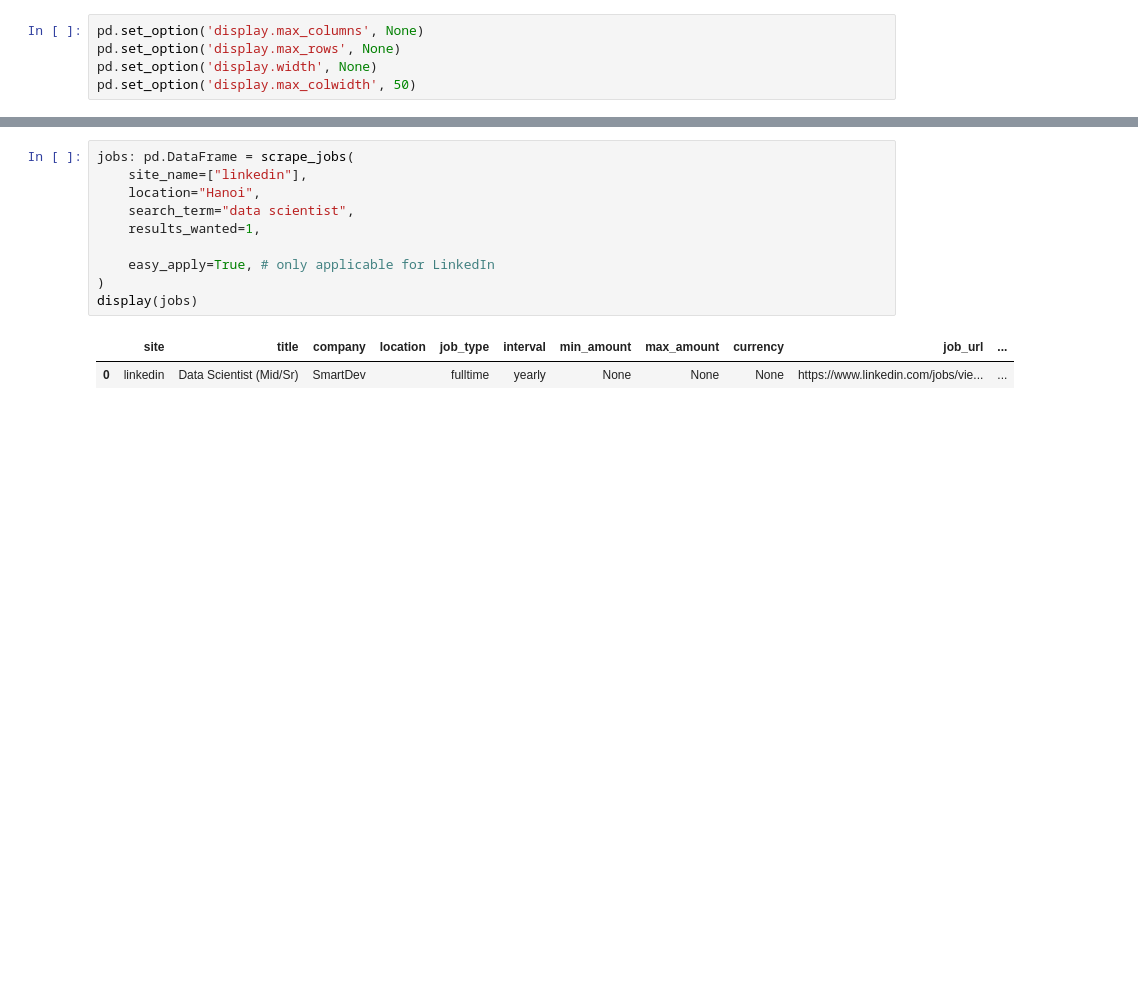
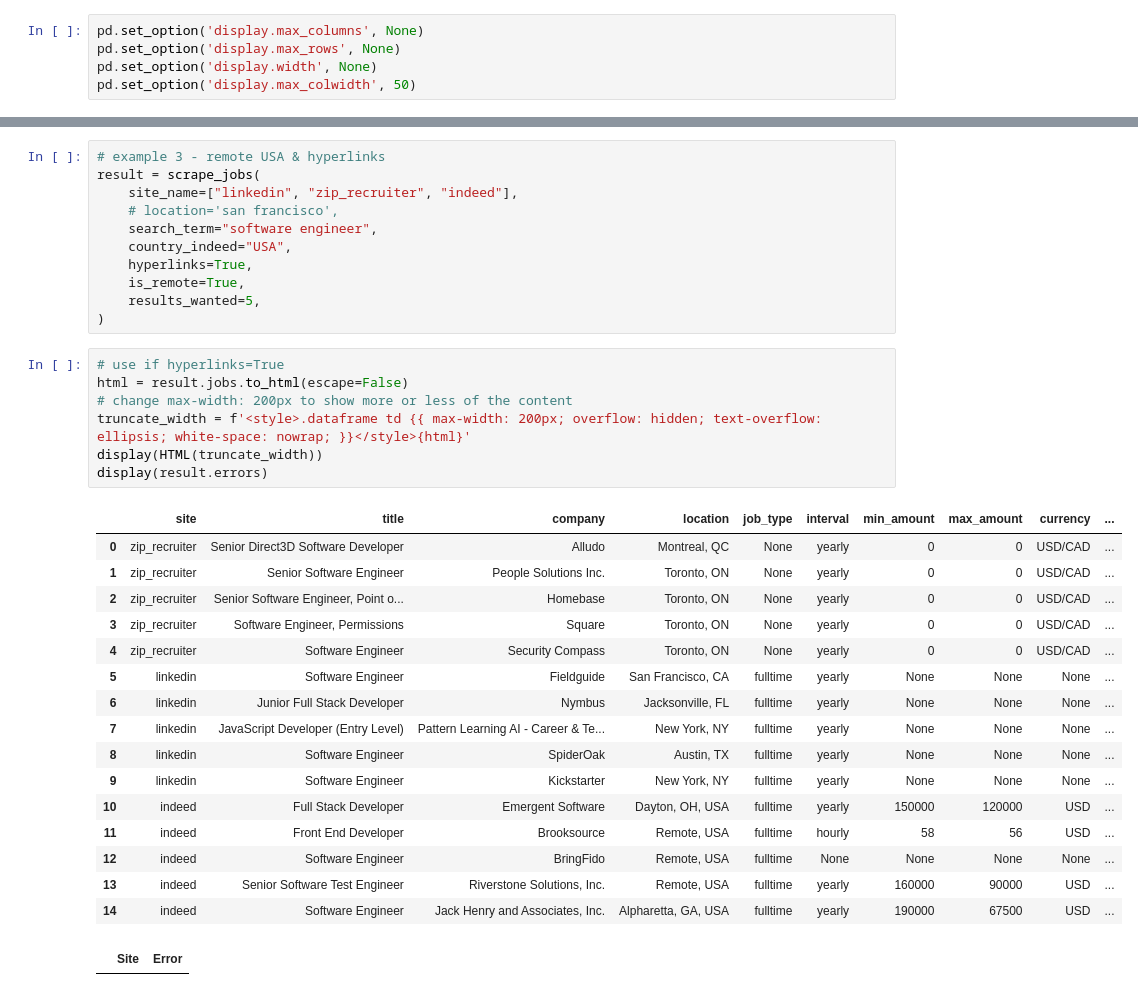
Before and after one commit to Bunsly/JobSpy, a Jupyter notebook: JobSpy_Demo.ipynb, the cells around one changed output, grey strips where cells are left out. Saved outputs shown, nothing was run; the diff lists cells and outputs as text; blank space fills up the shorter version.

```diff
--- a/JobSpy_Demo.ipynb
+++ b/JobSpy_Demo.ipynb
@@ -38,13 +34,36 @@ display(jobs)
-# %%
-jobs: pd.DataFrame = scrape_jobs(
-    site_name=["linkedin"],
-    location="Hanoi",
-    search_term="data scientist",
-    results_wanted=1,
-
-    easy_apply=True, # only applicable for LinkedIn
-)
-display(jobs)
-# %% [output]
-|  | site | title | company | location | job_type | interval | min_amount | max_amount | currency | job_url | ... |
-| 0 | linkedin | Data Scientist (Mid/Sr) | SmartDev |  | fulltime | yearly | None | None | None | https://www.linkedin.com/jobs/vie... | ... |
+# %%
+# example 3 - remote USA & hyperlinks
+result = scrape_jobs(
+    site_name=["linkedin", "zip_recruiter", "indeed"],
+    # location='san francisco',
+    search_term="software engineer",
+    country_indeed="USA",
+    hyperlinks=True,
+    is_remote=True,
+    results_wanted=5,
+)
+# %%
+# use if hyperlinks=True
+html = result.jobs.to_html(escape=False)
+# change max-width: 200px to show more or less of the content
+truncate_width = f'<style>.dataframe td {{ max-width: 200px; overflow: hidden; text-overflow: ellipsis; white-space: nowrap; }}</style>{html}'
+display(HTML(truncate_width))
+display(result.errors)
+# %% [output]
+|  | site | title | company | location | job_type | interval | min_amount | max_amount | currency | ... |
+| 0 | zip_recruiter | Senior Direct3D Software Developer | Alludo | Montreal, QC | None | yearly | 0 | 0 | USD/CAD | ... |
+| 1 | zip_recruiter | Senior Software Engineer | People Solutions Inc. | Toronto, ON | None | yearly | 0 | 0 | USD/CAD | ... |
+| 2 | zip_recruiter | Senior Software Engineer, Point o... | Homebase | Toronto, ON | None | yearly | 0 | 0 | USD/CAD | ... |
+| 3 | zip_recruiter | Software Engineer, Permissions | Square | Toronto, ON | None | yearly | 0 | 0 | USD/CAD | ... |
+| 4 | zip_recruiter | Software Engineer | Security Compass | Toronto, ON | None | yearly | 0 | 0 | USD/CAD | ... |
+| 5 | linkedin | Software Engineer | Fieldguide | San Francisco, CA | fulltime | yearly | None | None | None | ... |
+| 6 | linkedin | Junior Full Stack Developer | Nymbus | Jacksonville, FL | fulltime | yearly | None | None | None | ... |
+| 7 | linkedin | JavaScript Developer (Entry Level) | Pattern Learning AI - Career & Te... | New York, NY | fulltime | yearly | None | None | None | ... |
+| 8 | linkedin | Software Engineer | SpiderOak | Austin, TX | fulltime | yearly | None | None | None | ... |
+| 9 | linkedin | Software Engineer | Kickstarter | New York, NY | fulltime | yearly | None | None | None | ... |
+| 10 | indeed | Full Stack Developer | Emergent Software | Dayton, OH, USA | fulltime | yearly | 150000 | 120000 | USD | ... |
+| 11 | indeed | Front End Developer | Brooksource | Remote, USA | fulltime | hourly | 58 | 56 | USD | ... |
+| 12 | indeed | Software Engineer | BringFido | Remote, USA | fulltime | None | None | None | None | ... |
+| 13 | indeed | Senior Software Test Engineer | Riverstone Solutions, Inc. | Remote, USA | fulltime | yearly | 160000 | 90000 | USD | ... |
+| 14 | indeed | Software Engineer | Jack Henry and Associates, Inc. | Alpharetta, GA, USA | fulltime | yearly | 190000 | 67500 | USD | ... |
+|  | Site | Error |
```
Also changed, not shown: parts of 7 cells of this notebook, 6 other files.
